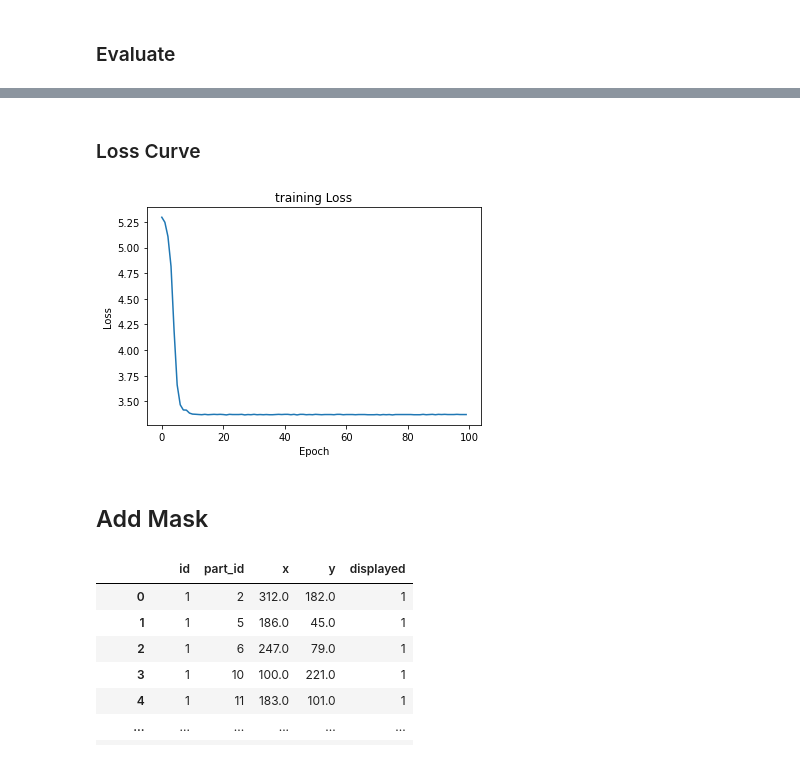
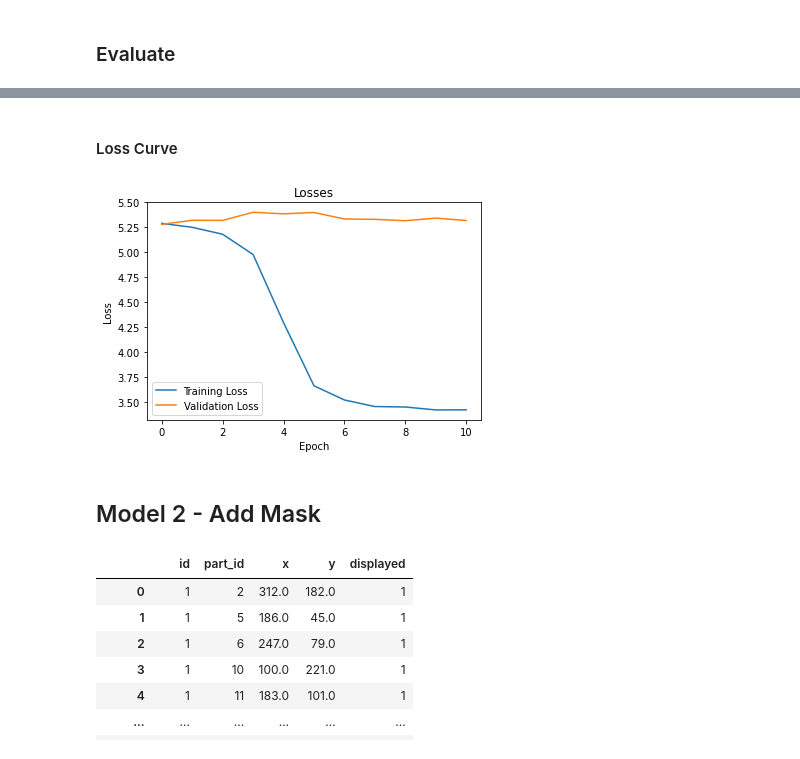
Before and after one commit to AnniLi1212/Fine_Grained_Bird_Classification, a Jupyter notebook: CNN_Classifier_for_CUB_200_2011.ipynb, the cells around one changed output, grey strips where cells are left out. Cells and saved outputs as stored; diff of their text form; code cells hidden in the pictures.

```diff
--- a/CNN_Classifier_for_CUB_200_2011.ipynb
+++ b/CNN_Classifier_for_CUB_200_2011.ipynb
@@ -162,15 +171,8 @@ plot_images(imagelist, labellist)
 # %%
 train_data = data[data["is_train"] == 1]
 train_data = train_data.reset_index(drop=True)
-
-train_data, val_data = train_test_split(train_data, test_size=0.2, random_state=42)
-train_data = train_data.reset_index(drop=True)
 trainset = CUBdata(train_data, transform=transform)
 trainloader = DataLoader(trainset, batch_size=8, shuffle=True)
-
-val_data = val_data.reset_index(drop=True)
-valset = CUBdata(val_data, transform=transform)
-valloader = DataLoader(valset, batch_size=8, shuffle=False)
 
 test_data = data[data["is_train"] == 0]
 test_data = test_data.reset_index(drop=True)
@@ -251,6 +253,6 @@ Best hyperparameters: {'lr': 0.003972537650649536, 'momentum': 0.732460473302235
+# %%
+net = Net().to(device)
 # %%
-net = Net()
-net.to(device)
 loss_func = nn.CrossEntropyLoss().to(device)
 opt = optim.SGD(net.parameters(), lr=best_params["lr"], momentum=best_params["momentum"])
 # %% [markdown]
@@ -378,16 +420,18 @@ Confusion matrix:
 # %% [markdown]
-### Loss Curve
+#### Loss Curve
 # %%
 import matplotlib.pyplot as plt
-plt.plot(avg_losses)
-plt.title("training Loss")
+plt.plot(train_avg_losses, label="Training Loss")
+plt.plot(val_avg_losses, label="Validation Loss")
+plt.title("Losses")
 plt.xlabel('Epoch')
 plt.ylabel('Loss')
+plt.legend()
 plt.show()
 # %% [output]
-[figure, old version]
+[figure, new version]
 # %% [markdown]
-## Add Mask
+## Model 2 - Add Mask
 # %%
 parts = pd.read_csv("CUB_200_2011/parts/part_locs.txt", sep=" ", header=None, names=["id", "part_id", "x", "y", "displayed"])
 # %%
```
Also changed, not shown: parts of 49 cells of this notebook.
